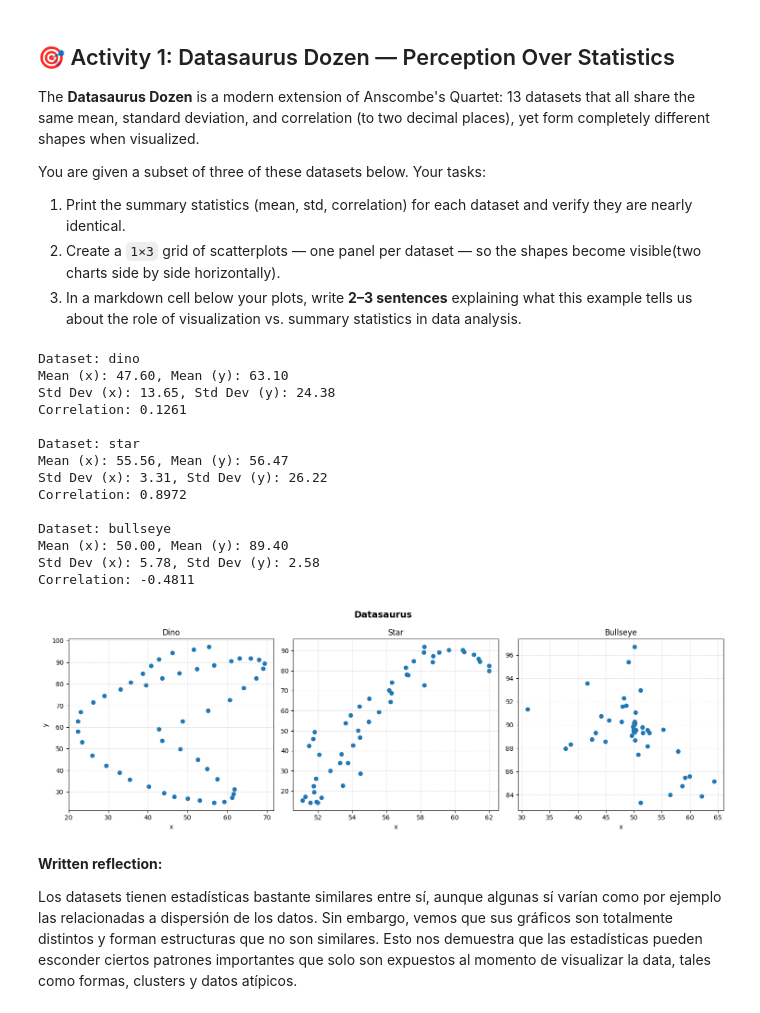
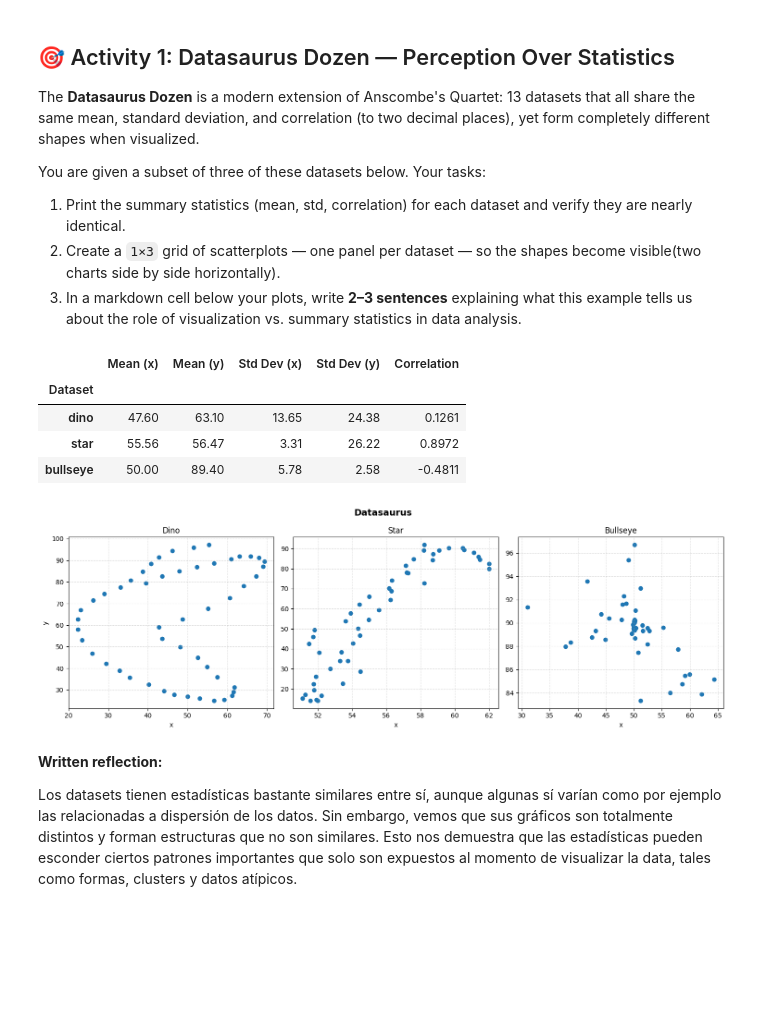
Before and after one commit to NicoCarrion02/data_visualization_6011, a Jupyter notebook: lab1/lab1.ipynb, the cells around one changed output. Cells and saved outputs as stored; diff of their text form; code cells hidden in the pictures; blank space fills up the shorter version.

```diff
--- a/lab1/lab1.ipynb
+++ b/lab1/lab1.ipynb
@@ -632,55 +632,57 @@ datasaurus = {
 
 # ── Your solution goes here ──
 
 # 1. Print the summary statistics (mean, std, correlation) for each dataset and
 # verify they are nearly identical.
+rows = []
 for name, data in datasaurus.items():
-    x, y = np.array(data["x"]), np.array(data["y"])
-    mean_x, mean_y = np.mean(x), np.mean(y)
-    std_x, std_y = np.std(x), np.std(y)
-    corr = np.corrcoef(x, y)[0, 1]
-    print(f"Dataset: {name}")
-    print(f"Mean (x): {mean_x:.2f}, Mean (y): {mean_y:.2f}")
-    print(f"Std Dev (x): {std_x:.2f}, Std Dev (y): {std_y:.2f}")
-    print(f"Correlation: {corr:.4f}\n")
+      x, y = np.array(data["x"]), np.array(data["y"])
+      rows.append({
+            "Dataset": name,
+            "Mean (x)": np.mean(x),
+            "Mean (y)": np.mean(y),
+            "Std Dev (x)": np.std(x),
+            "Std Dev (y)": np.std(y),
+            "Correlation": np.corrcoef(x, y)[0, 1],
+      })
+
+stats_df = pd.DataFrame(rows).set_index("Dataset")
+display(stats_df.round({
+      "Mean (x)": 2,
+      "Mean (y)": 2,
+      "Std Dev (x)": 2,
+      "Std Dev (y)": 2,
+      "Correlation": 4
+}))
 
 # 2. Create a `1×3` grid of scatterplots — one panel per dataset — so the shapes
 # become visible(two charts side by side horizontally).
 fig, axes = plt.subplots(1, 3, figsize=(15, 5))
 
 for i, (name, data) in enumerate(datasaurus.items()):
       x = np.array(data["x"])
       y = np.array(data["y"])
 
       axes[i].scatter(x, y)
       axes[i].set_title(name.capitalize())
 
       axes[i].set_xlabel("x")
       if i == 0:
             axes[i].set_ylabel("y")
       axes[i].grid(True, linestyle="--", alpha=0.4)
 
 plt.suptitle("Datasaurus", fontsize=14, fontweight="bold")
 plt.tight_layout()
 plt.show()
 
 # 3. In a markdown cell below your plots, write **2–3 sentences** explaining what
 # this example tells us about the role of visualization vs. summary statistics in data analysis.
 # %% [output]
-Dataset: dino
-Mean (x): 47.60, Mean (y): 63.10
-Std Dev (x): 13.65, Std Dev (y): 24.38
-Correlation: 0.1261
-
-Dataset: star
-Mean (x): 55.56, Mean (y): 56.47
-Std Dev (x): 3.31, Std Dev (y): 26.22
-Correlation: 0.8972
-
-Dataset: bullseye
-Mean (x): 50.00, Mean (y): 89.40
-Std Dev (x): 5.78, Std Dev (y): 2.58
-Correlation: -0.4811
+|  | Mean (x) | Mean (y) | Std Dev (x) | Std Dev (y) | Correlation |
+| Dataset |  |  |  |  |  |
+| dino | 47.60 | 63.10 | 13.65 | 24.38 | 0.1261 |
+| star | 55.56 | 56.47 | 3.31 | 26.22 | 0.8972 |
+| bullseye | 50.00 | 89.40 | 5.78 | 2.58 | -0.4811 |
 [figure]
 # %% [markdown]
 **Written reflection:**
```
Also changed, not shown: parts of 1 cell of this notebook.
